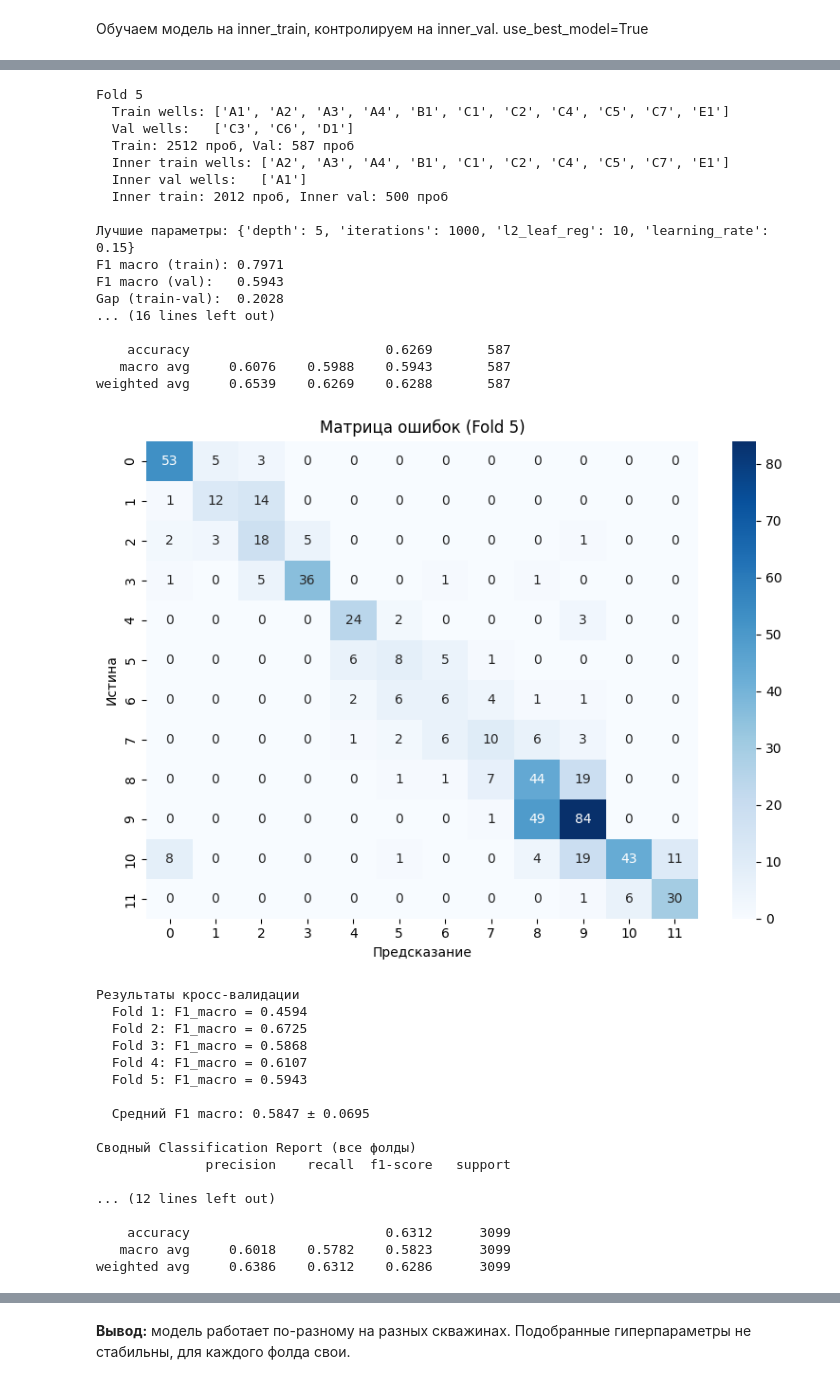
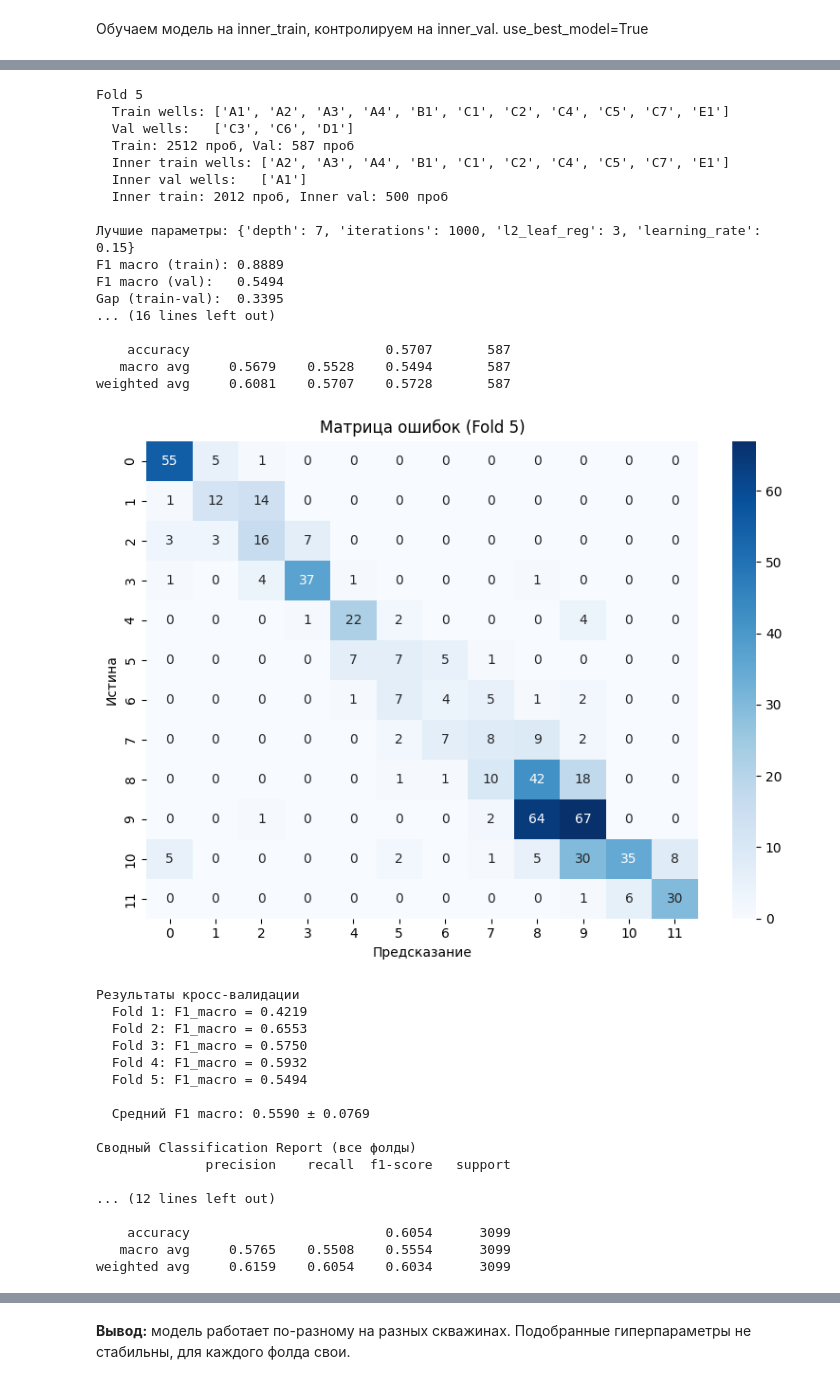
Before and after one commit to MariaSmirnovaDS/ML_for_geochemistry, a Jupyter notebook: Cross‑validation_GBoost.ipynb, the cells around one changed output, grey strips where cells are left out. Drawn from its saved outputs; the diff is of its cells as text; code cells hidden in the pictures.

Commit message:
Обновлены результаты экспериментов, Эксперименты подписаны. Описаны в тексте

```diff
--- a/Cross‑validation_GBoost.ipynb
+++ b/Cross‑validation_GBoost.ipynb
@@ -137,8 +137,8 @@ for fold, (train_idx, val_idx) in enumerate(gkf.split(X, y, groups), 1):
             use_best_model=True
         )
 
-        y_vl_pred = model.predict(X_vl).ravel()
-        score = f1_score(y_vl, y_vl_pred, average='macro')
+        y_inner_pred = model.predict(X_inner_val).ravel()
+        score = f1_score(y_inner_val, y_inner_pred, average='macro')
 
         if score > best_score:
             best_score = score
@@ -175,26 +175,6 @@ for fold, (train_idx, val_idx) in enumerate(gkf.split(X, y, groups), 1):
     plt.title(f'Матрица ошибок (Fold {fold})')
     plt.tight_layout()
     plt.show()
-
-# Итог
-print(f"Результаты кросс-валидации")
-
-for i, s in enumerate(fold_scores, 1):
-    print(f"  Fold {i}: F1_macro = {s:.4f}")
-print(f"\n  Средний F1 macro: {np.mean(fold_scores):.4f} ± {np.std(fold_scores):.4f}")
-
-print(f"\nСводный Classification Report (все фолды)")
-print(classification_report(all_true, all_preds, digits=4))
-
-plt.figure(figsize=(10, 8))
-cm_all = confusion_matrix(all_true, all_preds)
-sns.heatmap(cm_all, annot=True, fmt='d', cmap='Blues',
-            xticklabels=range(12), yticklabels=range(12))
-plt.xlabel('Предсказание')
-plt.ylabel('Истина')
-plt.title('Сводная матрица ошибок (все фолды)')
-plt.tight_layout()
-plt.show()
 # %% [output]
 Fold 1
   Train wells: ['A2', 'A3', 'A4', 'B1', 'C1', 'C2', 'C3', 'C4', 'C5', 'C6', 'C7', 'D1']
@@ -270,36 +250,36 @@ weighted avg     0.6208    0.6444    0.6227       599
 [figure]
 Fold 5
   Train wells: ['A1', 'A2', 'A3', 'A4', 'B1', 'C1', 'C2', 'C4', 'C5', 'C7', 'E1']
   Val wells:   ['C3', 'C6', 'D1']
   Train: 2512 проб, Val: 587 проб
   Inner train wells: ['A2', 'A3', 'A4', 'B1', 'C1', 'C2', 'C4', 'C5', 'C7', 'E1']
   Inner val wells:   ['A1']
   Inner train: 2012 проб, Inner val: 500 проб
 
-Лучшие параметры: {'depth': 5, 'iterations': 1000, 'l2_leaf_reg': 10, 'learning_rate': 0.15}
-F1 macro (train): 0.7971
-F1 macro (val):   0.5943
-Gap (train-val):  0.2028
+Лучшие параметры: {'depth': 7, 'iterations': 1000, 'l2_leaf_reg': 3, 'learning_rate': 0.15}
+F1 macro (train): 0.8889
+F1 macro (val):   0.5494
+Gap (train-val):  0.3395
 ... (16 lines left out)
 
-    accuracy                         0.6269       587
-   macro avg     0.6076    0.5988    0.5943       587
-weighted avg     0.6539    0.6269    0.6288       587
+    accuracy                         0.5707       587
+   macro avg     0.5679    0.5528    0.5494       587
+weighted avg     0.6081    0.5707    0.5728       587
-[figure, old version]
+[figure, new version]
 Результаты кросс-валидации
-  Fold 1: F1_macro = 0.4594
-  Fold 2: F1_macro = 0.6725
-  Fold 3: F1_macro = 0.5868
-  Fold 4: F1_macro = 0.6107
-  Fold 5: F1_macro = 0.5943
+  Fold 1: F1_macro = 0.4219
+  Fold 2: F1_macro = 0.6553
+  Fold 3: F1_macro = 0.5750
+  Fold 4: F1_macro = 0.5932
+  Fold 5: F1_macro = 0.5494
 
-  Средний F1 macro: 0.5847 ± 0.0695
+  Средний F1 macro: 0.5590 ± 0.0769
 
 Сводный Classification Report (все фолды)
               precision    recall  f1-score   support
 
 ... (12 lines left out)
 
-    accuracy                         0.6312      3099
-   macro avg     0.6018    0.5782    0.5823      3099
-weighted avg     0.6386    0.6312    0.6286      3099
+    accuracy                         0.6054      3099
+   macro avg     0.5765    0.5508    0.5554      3099
+weighted avg     0.6159    0.6054    0.6034      3099
```
Also changed, not shown: parts of 7 cells of this notebook, 1 other file.
